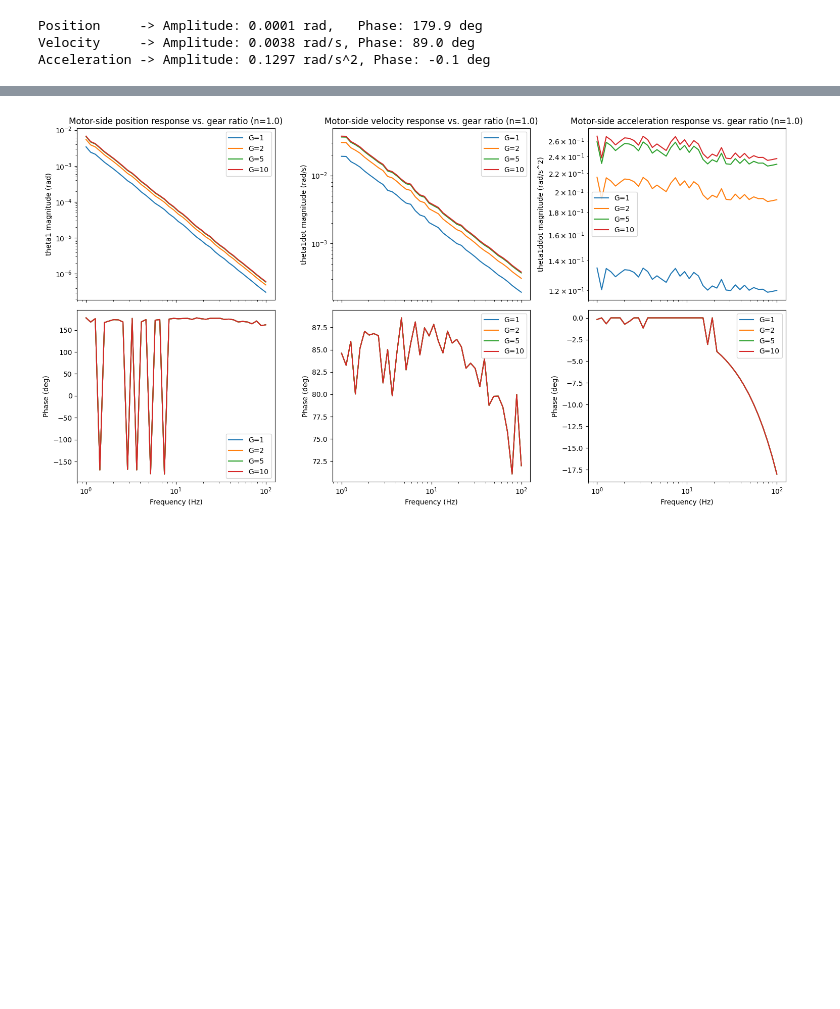
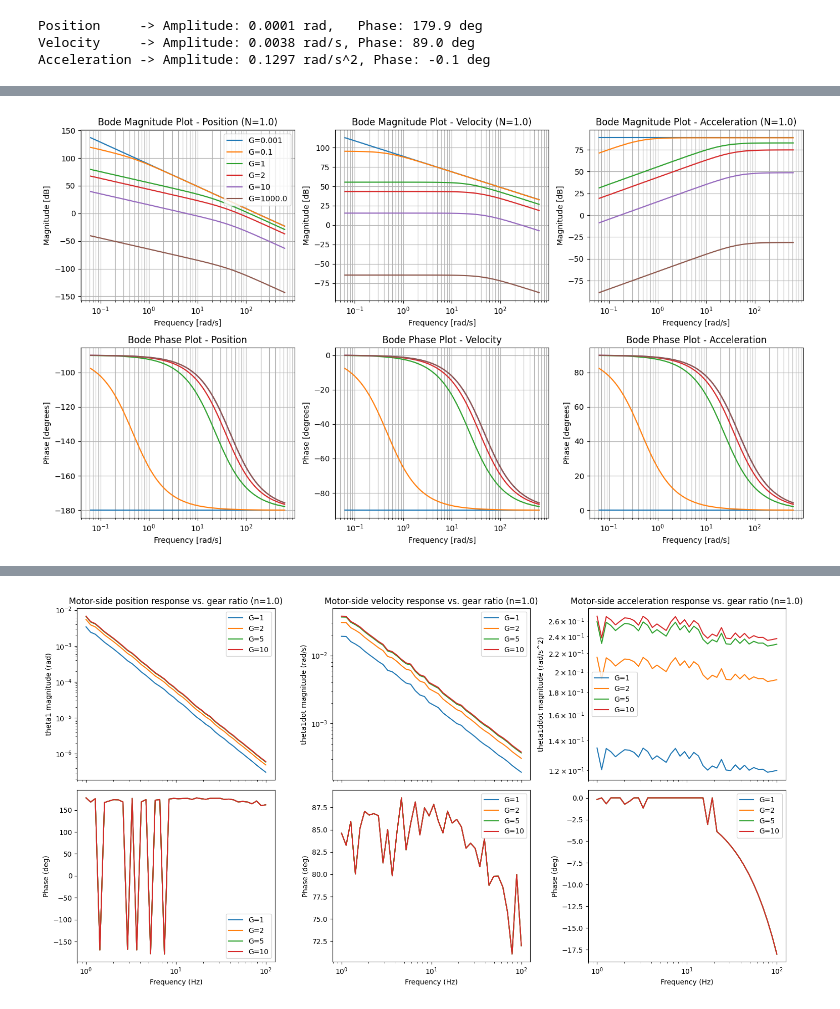
Before and after one commit to gregaiosa/1DOF_Gripper, a Jupyter notebook: dynamics.ipynb, the cells around one changed output, grey strips where cells are left out. Saved outputs shown, nothing was run; the diff lists cells and outputs as text; code cells hidden in the pictures; blank space fills up the shorter version.

```diff
--- a/dynamics.ipynb
+++ b/dynamics.ipynb
@@ -285,0 +392,65 @@ freq_sweep = np.logspace(0, 2, 40)  # 1-100 Hz
+# %%
+
+# System constants
+J_cap = 3.55e-5 + 8.199e-7
+N = 1.0  # Constant N of 1
+
+
+# List of gear ratios to evaluate
+G_values = [0.001, 0.1, 1, 2, 10, 1000.0]
+
+# Setup frequency range
+freq_hz = np.logspace(-2, 2, 100)
+w = 2 * np.pi * freq_hz
+
+# Setup plot
+fig, ax = plt.subplots(2, 3, figsize=(14, 8))
+titles = ['Position', 'Velocity', 'Acceleration']
+
+Kd = 0.0017
+
+# Loop through each gear ratio
+for G in G_values:
+    # Calculate equivalent inertia for current G
+    # J_eq = J_cap * (1 + N / G**2)  # This is for the motor
+    J_eq = J_cap * (G**2 + N) # This is for the load side
+    Kd_eq = Kd * G**2
+
+    # Define transfer functions
+    sys_pos = signal.TransferFunction([1], [J_eq, Kd_eq, 0])
+    sys_vel = signal.TransferFunction([1], [J_eq, Kd_eq])
+    sys_acc = signal.TransferFunction([1,0], [J_eq, Kd_eq])
+
+    # Calculate Bode plots
+    _, mag_pos, phase_pos = signal.bode(sys_pos, w)
+    _, mag_vel, phase_vel = signal.bode(sys_vel, w)
+    _, mag_acc, phase_acc = signal.bode(sys_acc, w)
+
+    mags = [mag_pos, mag_vel, mag_acc]
+    phases = [phase_pos, phase_vel, phase_acc]
+
+    # Plot magnitudes and phases for this G
+    for j in range(3):
+        ax[0, j].semilogx(w, mags[j], label=f'G={G}')
+        ax[1, j].semilogx(w, phases[j], label=f'G={G}')
+
+# Formatting the plots (titles, labels, grids, legends)
+for j in range(3):
+    # Format Magnitude plots
+    ax[0, j].set_title(f'Bode Magnitude Plot - {titles[j]} (N={N})')
+    ax[0, j].set_xlabel('Frequency [rad/s]')
+    ax[0, j].set_ylabel('Magnitude [dB]')
+    ax[0, j].grid(True, which='both')
+    if j == 0:
+        ax[0, j].legend()  # Add legend to magnitude plots only for the first subplot
+
+    # Format Phase plots
+    ax[1, j].set_title(f'Bode Phase Plot - {titles[j]}')
+    ax[1, j].set_xlabel('Frequency [rad/s]')
+    ax[1, j].set_ylabel('Phase [degrees]')
+    ax[1, j].grid(True, which='both')
+
+fig.tight_layout()
+plt.show()
+# %% [output]
+[figure, added]
```
Also changed, not shown: parts of 14 cells of this notebook.
